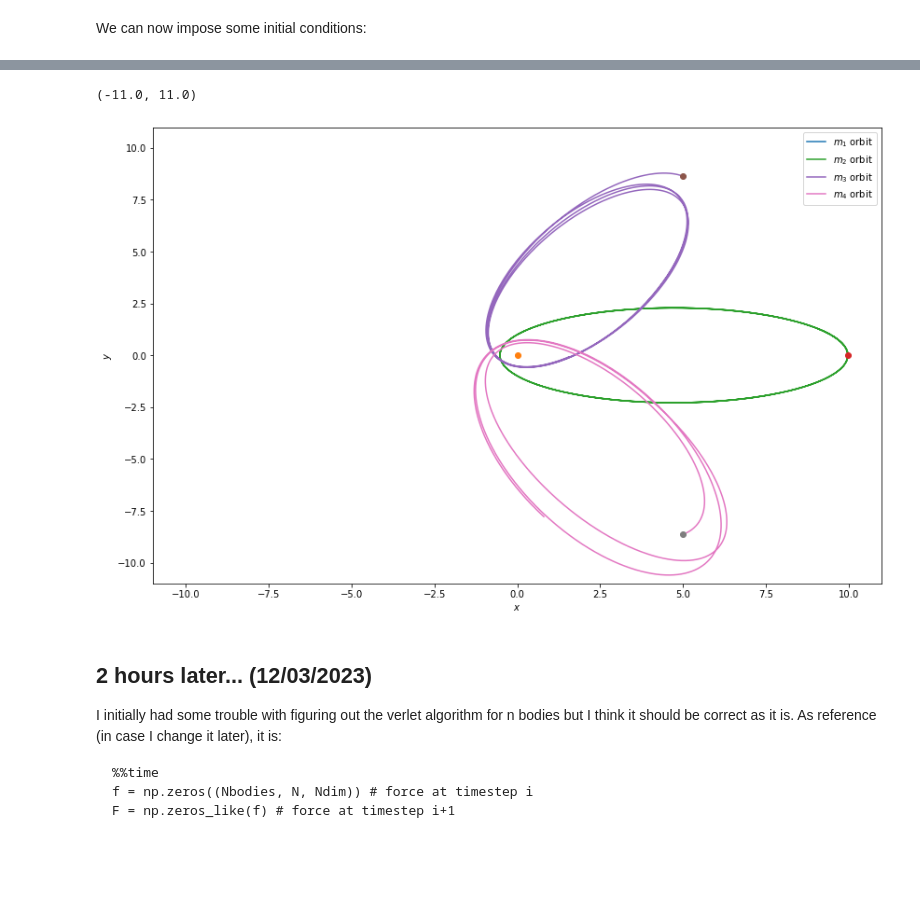
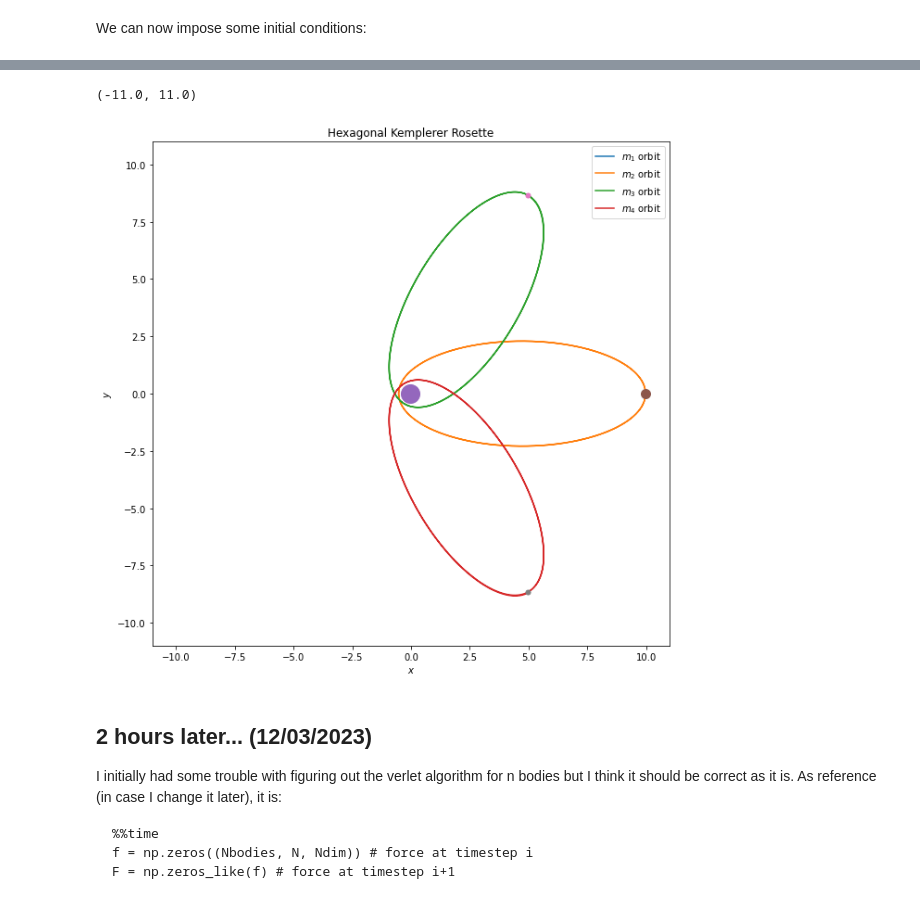
Before and after one commit to dannyphandannyphan/CompPhysMiniProject, a Jupyter notebook: Logbooks/Logbook 6.ipynb, the cells around one changed output, grey strips where cells are left out. Drawn from its saved outputs; the diff is of its cells as text; code cells hidden in the pictures; blank space fills up the shorter version.

```diff
--- a/Logbooks/Logbook 6.ipynb
+++ b/Logbooks/Logbook 6.ipynb
@@ -26,9 +26,8 @@ def initialise_variables(N, Nbodies, Ndim):
 
     return PN, VN, M
 # %%
-
-N = 240000
-
+N = 480000
+G = 1
 Ndim = 3
 
 Nbodies = 4
@@ -173,7 +192,8 @@ def Verlet_N_bodies(G, M, RN, VN, dt, N, Nbodies):
 
             RN[j, i + 1] = RN[j, i, :] + dt * VN[j, i] + (dt * dt * f[j, i]) / (2 * M[j])
 
-            for k in range(Nbodies):
+        for j in range(Nbodies):
+            for k in range(Nbodies): # This can also be for k in range(j, Nbodies) with some extra fiddling
                 if j != k: # avoid double counting
                     F[j, i] += force(G, M[j], M[k], RN[j,i+1], RN[k,i+1])
 
@@ -192,19 +212,26 @@ Wall time: 1min 13s
 # %%
-plt.figure(figsize = (14,9))
+plt.figure(figsize = (10,10))
+
 
 for i in range(Nbodies):
     plt.plot(RN[i,:,0], RN[i,:,1], label = fr"$m_{i+1}$ orbit")
-    plt.plot(RN[i,0,0], RN[i,0,1], 'o')
+
+plt.plot(RN[0,0,0], RN[0,0,1], 'o', markersize = 20)
+plt.plot(RN[1,0,0], RN[1,0,1], 'o', markersize = 10)
+plt.plot(RN[2,0,0], RN[2,0,1], 'o', markersize = 5 )
+plt.plot(RN[3,0,0], RN[3,0,1], 'o', markersize = 5 )
 
 plt.legend()
 plt.xlabel(r"$x$")
 plt.ylabel(r"$y$")
 
+plt.legend(loc = 'upper right')
+plt.title("Hexagonal Kemplerer Rosette")
+plt.ylim(-11,11)
 plt.xlim(-11,11)
-plt.ylim(-11,11)
 # %% [output]
 (-11.0, 11.0)
-[figure, old version]
+[figure, new version]
 # %% [markdown]
 ## 2 hours later... (12/03/2023)
 
```
Also changed, not shown: parts of 7 cells of this notebook, 2 other files.
